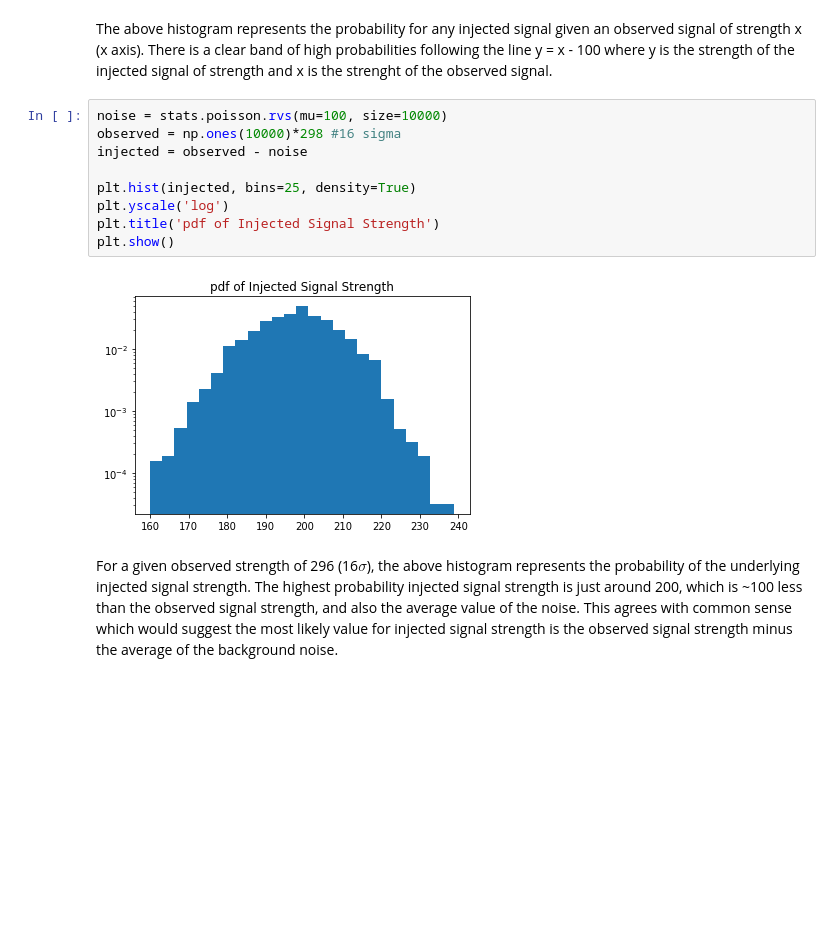
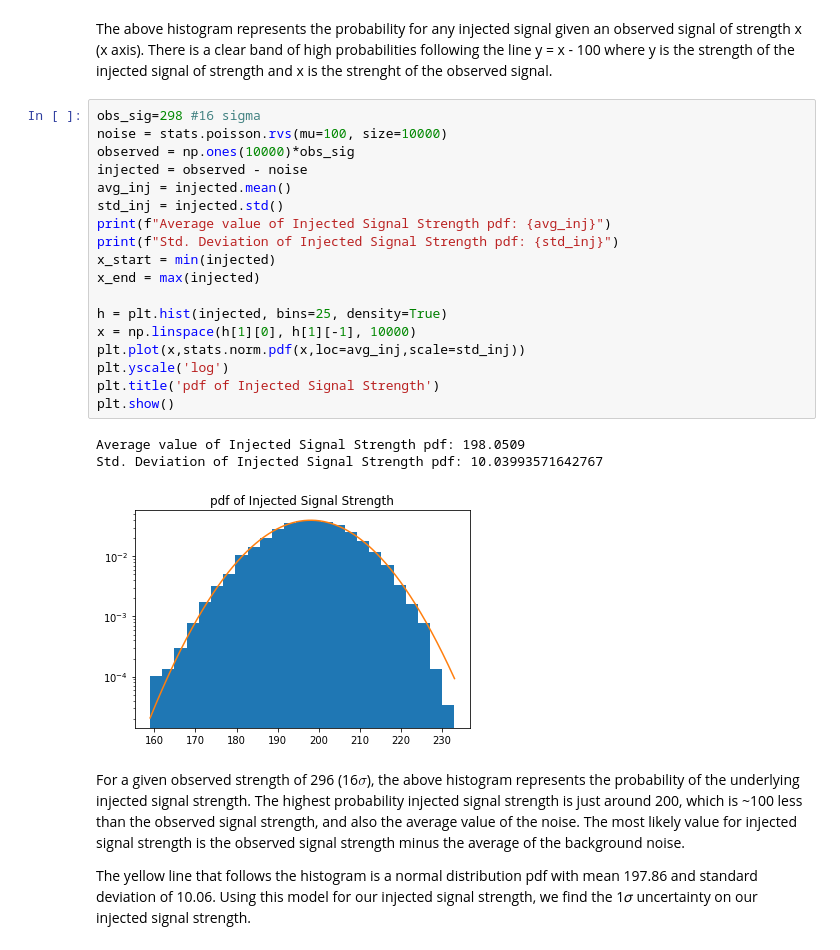
Before and after one commit to Chkoda/PHYS434, a Jupyter notebook: Lab#6.ipynb, the cells around one changed output. Cells and saved outputs as stored; diff of their text form; blank space fills up the shorter version.

```diff
--- a/Lab#6.ipynb
+++ b/Lab#6.ipynb
@@ -69,15 +69,28 @@ plt.show()
 # %% [markdown]
 The above histogram represents the probability for any injected signal given an observed signal of strength x (x axis). There is a clear band of high probabilities following the line y = x - 100 where y is the strength of the injected signal of strength and x is the strenght of the observed signal.
 # %%
+obs_sig=298 #16 sigma
 noise = stats.poisson.rvs(mu=100, size=10000)
-observed = np.ones(10000)*298 #16 sigma
+observed = np.ones(10000)*obs_sig
 injected = observed - noise
+avg_inj = injected.mean()
+std_inj = injected.std()
+print(f"Average value of Injected Signal Strength pdf: {avg_inj}")
+print(f"Std. Deviation of Injected Signal Strength pdf: {std_inj}")
+x_start = min(injected)
+x_end = max(injected)
 
-plt.hist(injected, bins=25, density=True)
+h = plt.hist(injected, bins=25, density=True)
+x = np.linspace(h[1][0], h[1][-1], 10000)
+plt.plot(x,stats.norm.pdf(x,loc=avg_inj,scale=std_inj))
 plt.yscale('log')
 plt.title('pdf of Injected Signal Strength')
 plt.show()
 # %% [output]
+Average value of Injected Signal Strength pdf: 198.0509
+Std. Deviation of Injected Signal Strength pdf: 10.03993571642767
-[figure, old version]
+[figure, new version]
 # %% [markdown]
-For a given observed strength of 296 (16$\sigma$), the above histogram represents the probability of the underlying injected signal strength. The highest probability injected signal strength is just around 200, which is ~100 less than the observed signal strength, and also the average value of the noise. This agrees with common sense which would suggest the most likely value for injected signal strength is the observed signal strength minus the average of the background noise.
+For a given observed strength of 296 (16$\sigma$), the above histogram represents the probability of the underlying injected signal strength. The highest probability injected signal strength is just around 200, which is ~100 less than the observed signal strength, and also the average value of the noise. The most likely value for injected signal strength is the observed signal strength minus the average of the background noise.
+
+The yellow line that follows the histogram is a normal distribution pdf with mean 197.86 and standard deviation of 10.06. Using this model for our injected signal strength, we find the 1𝜎 uncertainty on our injected signal strength.
```
Also changed, not shown: parts of 11 cells of this notebook, 1 other file.
